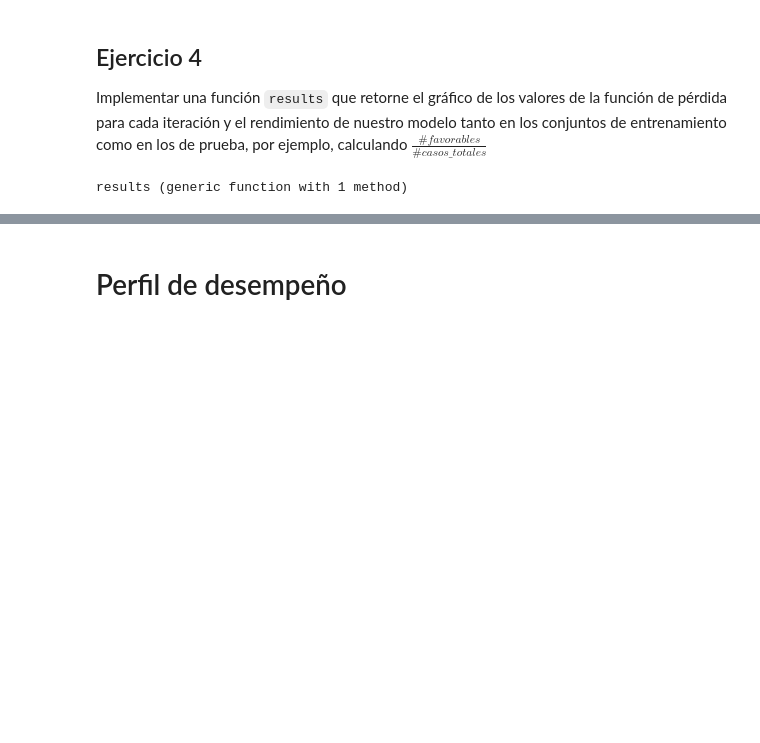
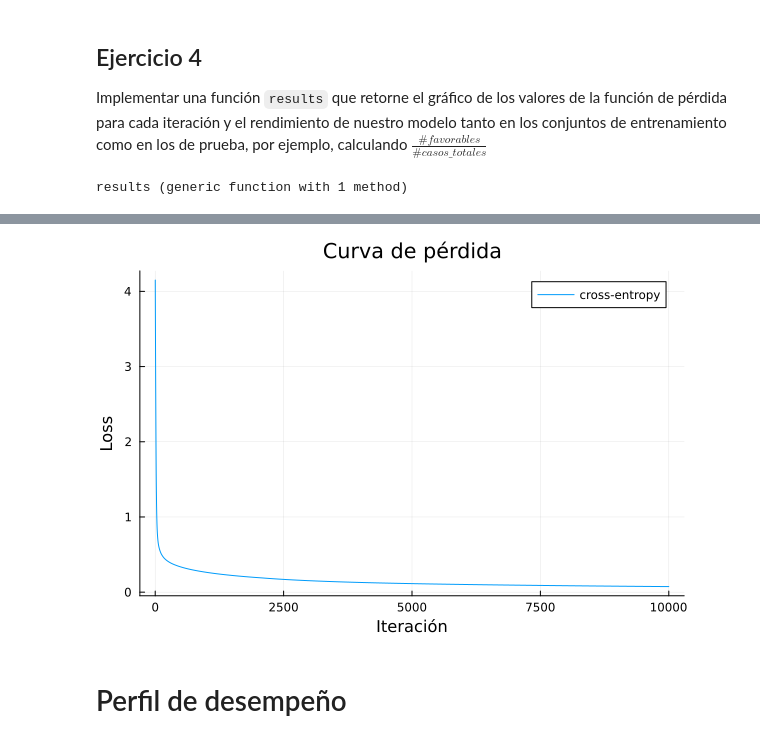
Before and after one commit to lmendezayl/uba-optimizacion-tp1, a Jupyter notebook: tp1_optimizacion.ipynb, the cells around one changed output, grey strips where cells are left out. Drawn from its saved outputs; the diff is of its cells as text; code cells hidden in the pictures; blank space fills up the shorter version.

Commit message:
Hago función results y reorganizo algunas celdas

```diff
--- a/tp1_optimizacion.ipynb
+++ b/tp1_optimizacion.ipynb
@@ -254,2 +249,0 @@ train! (generic function with 4 methods)
-# %%
-model, loss_hist = train!(model, X_train, y_train)
@@ -270,25 +251,33 @@ Iteración 500 | Loss: 34.22382880568261
 ## Ejercicio 4
 Implementar una función `results` que retorne el gráfico de los valores de la función de pérdida para cada iteración y el rendimiento de nuestro modelo tanto en los conjuntos de entrenamiento como en los de prueba, por ejemplo, calculando $\frac{\#favorables}{\#casos\_totales}$
 # %%
-# TODO
-function results(model, X_train, y_train, X_test, y_test, step=1e-2, max_iter=500)
-	# Implementar una funcion que retorne un grafico de los valores de la funcion
-	# de perdida para cada iteracion y el rendimiento de nuestro modelo tanto en
-	# los conjuntos de entrenamiento como en los de prueba, por ejemplo calculando
-	#
-	# 				 # favorables
-	# 		       		---------------
-	# 		      		# casos totales
+function results(model, X_train, y_train, X_test, y_test; step=1e-2, max_iter=10000)
+
 	model, loss_hist = train!(model, X_train, y_train, step, max_iter)
-	y_pred = forward_pass(model, X_train)
+
 	# hacer la funcion que convierta y_pred a matriz de 1s y 0s
 	# tal que valga 1 en la proba mas grande y 0 en las otras dos
 	# por sample , talque podamos hacer #correctos/#total
 	# supongamos que devuelve y_pred_bin
-	total_samples = size(y_test)
-	# aca hacer la logica
-	plot(loss_hist)
+
+	# Convertimos las probabilidades a one-hot: 1 para de mayor valor y 0 al resto.
+	onehot_pred(y_pred) = Float64.(y_pred .== maximum(y_pred, dims=1))
+
+	y_pred_train = onehot_pred(forward_pass(model, X_train))
+	y_pred_test = onehot_pred(forward_pass(model, X_test))
+
+	# La accuracy: sumamos 1 si le pegamos, 0 si no y promediamos
+	accuracy_train = mean(all(y_pred_train .== y_train, dims=1))
+	accuracy_test = mean(all(y_pred_test .== y_test, dims=1))
+
+	println("Accuracy train: $(round(accuracy_train*100, digits=2))%")
+  println("Accuracy test:  $(round(accuracy_test*100,  digits=2))%")
+
+	return plot(loss_hist, xlabel="Iteración", ylabel="Loss", title="Curva de pérdida", label="cross-entropy")
 
 end
 # %% [output]
 results (generic function with 1 method)
+# %%
+results(model, X_train, y_train, X_test, y_test, max_iter=10000)
+# %% [output]
@@ -295,3 +297,4 @@ results (generic function with 1 method)
+[figure, added]
 # %% [markdown]
 # Perfil de desempeño
 # %% [markdown]
```
Also changed, not shown: parts of 9 cells of this notebook.
